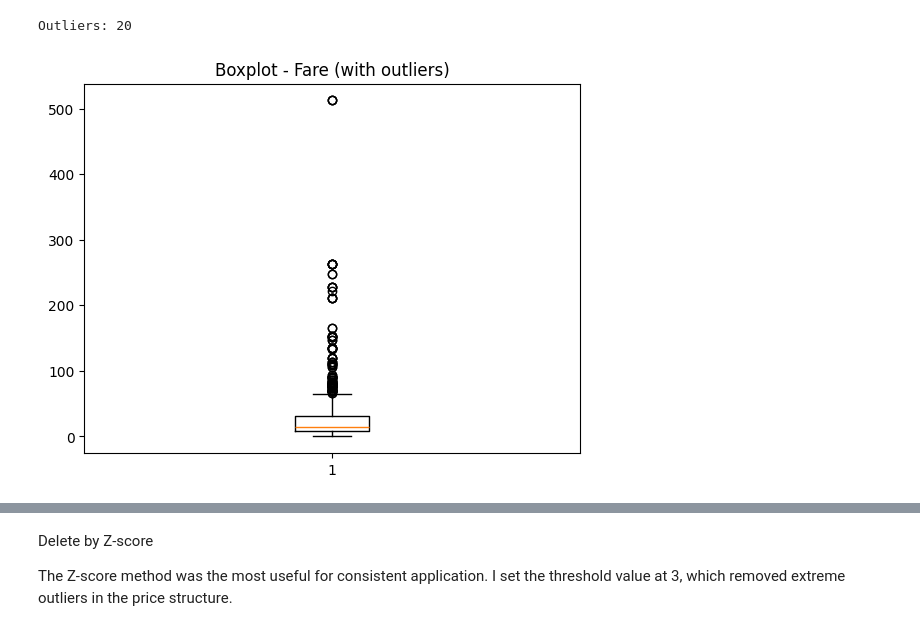
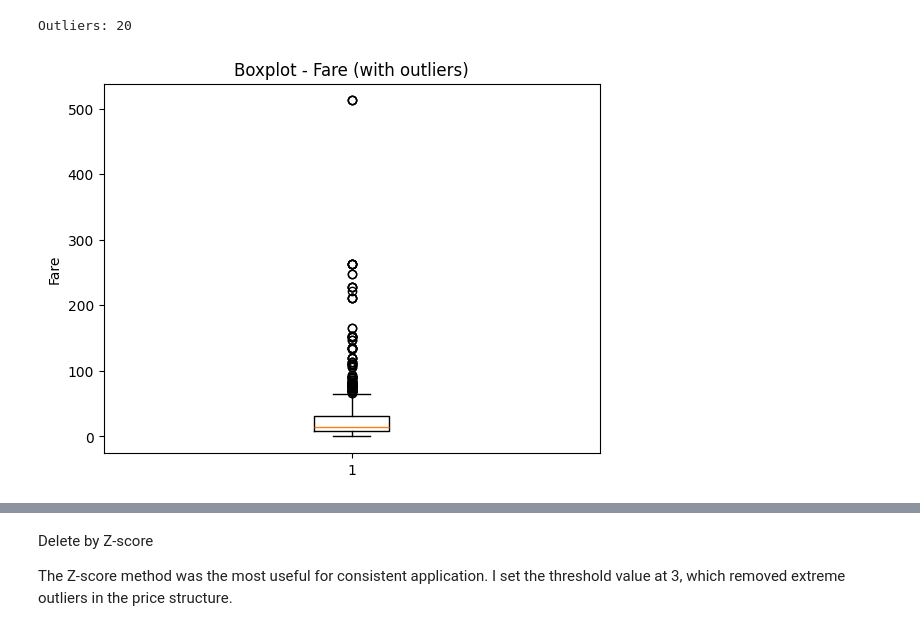
Before and after one commit to kaxmarc/statistics_ml, a Jupyter notebook: in_class_assignment/FIN_Practical_Exercise_2_–_Data_Preprocessing.ipynb, the cells around one changed output, grey strips where cells are left out. Saved outputs shown, nothing was run; the diff lists cells and outputs as text; code cells hidden in the pictures.

```diff
--- a/in_class_assignment/FIN_Practical_Exercise_2_–_Data_Preprocessing.ipynb
+++ b/in_class_assignment/FIN_Practical_Exercise_2_–_Data_Preprocessing.ipynb
@@ -173,9 +179,10 @@ Outliers: 20
 # %%
 plt.boxplot(df['Fare'])
 plt.title('Boxplot - Fare (with outliers)')
+plt.ylabel('Fare')
 plt.show()
 # %% [output]
-[figure, old version]
+[figure, new version]
 # %%
 # Delete outliers using z-score
 
```
Also changed, not shown: parts of 6 cells of this notebook.
